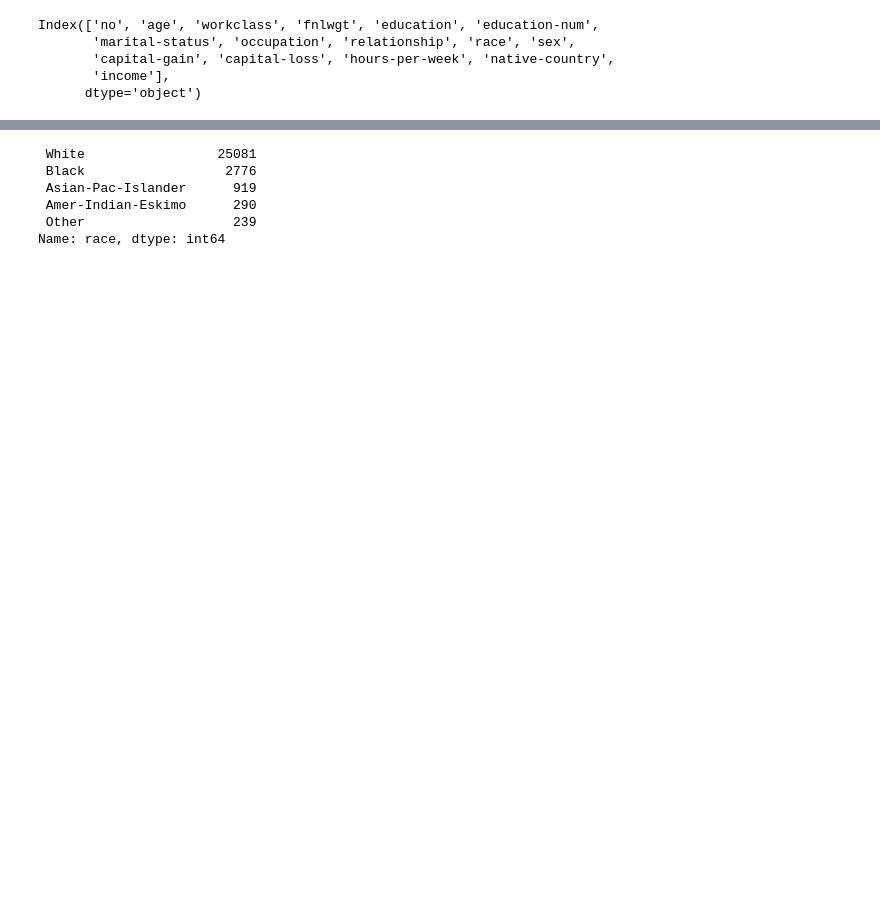
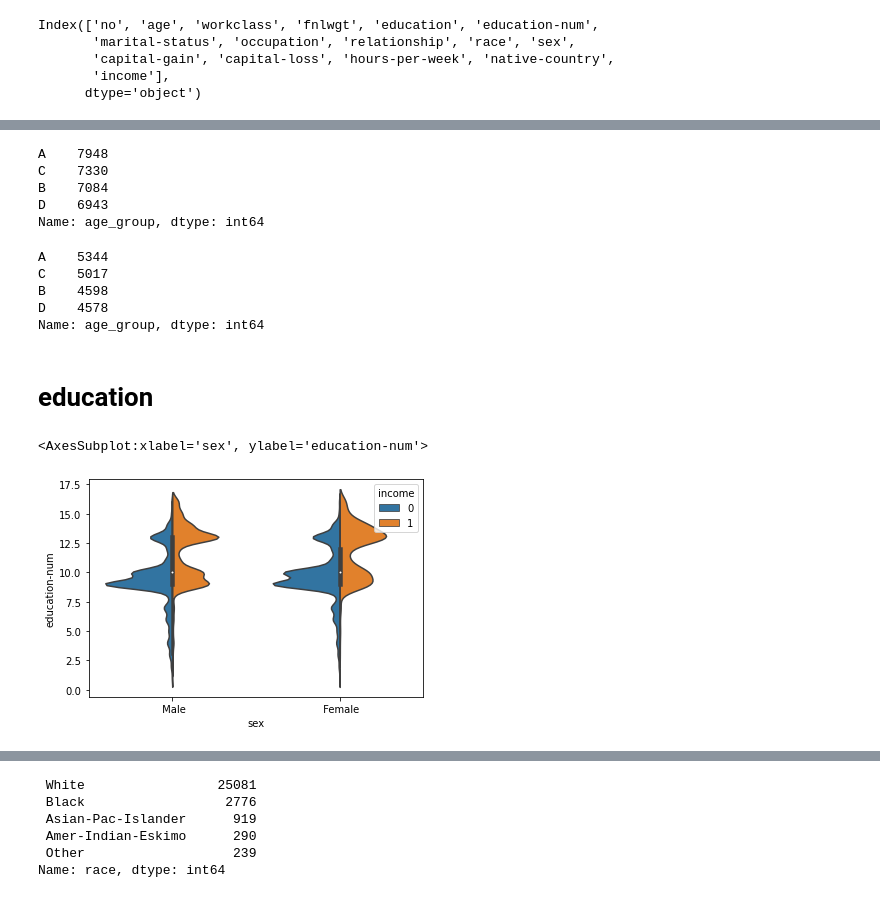
Before and after one commit to sincerity1129/education, a Jupyter notebook: 미국인구 수입조사2.ipynb, the cells around one changed output, grey strips where cells are left out. Saved outputs shown, nothing was run; the diff lists cells and outputs as text; code cells hidden in the pictures; blank space fills up the shorter version.

```diff
--- a/미국인구 수입조사2.ipynb
+++ b/미국인구 수입조사2.ipynb
@@ -67,0 +144,23 @@ memory usage: 2.2+ MB
+# %%
+X_train['age_group'].value_counts()
+# %% [output]
+A    7948
+C    7330
+B    7084
+D    6943
+Name: age_group, dtype: int64
+# %%
+X_test['age_group'].value_counts()
+# %% [output]
+A    5344
+C    5017
+B    4598
+D    4578
+Name: age_group, dtype: int64
+# %% [markdown]
+# education
+# %%
+sns.violinplot(data = train, x = 'sex', y = 'education-num', hue = 'income', split = True)
+# %% [output]
+<AxesSubplot:xlabel='sex', ylabel='education-num'>
+[figure, added]
```
Also changed, not shown: parts of 92 cells of this notebook, 1 other file.
